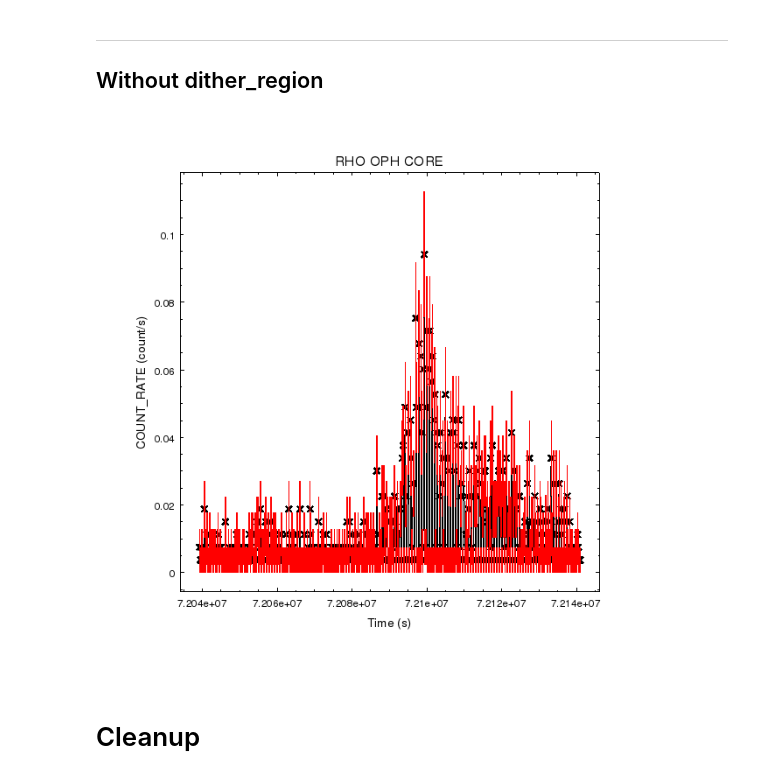
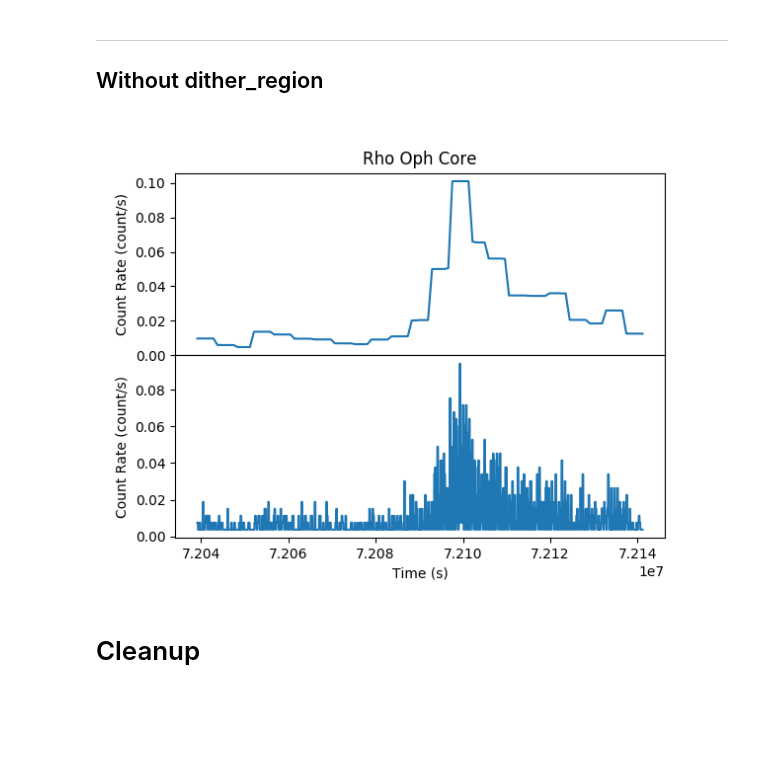
Before and after one commit to cxcsds/ciao-threads, a Jupyter notebook: variable.ipynb, the cells around one changed output. Drawn from its saved outputs; the diff is of its cells as text; code cells hidden in the pictures; blank space fills up the shorter version.

```diff
--- a/variable.ipynb
+++ b/variable.ipynb
@@ -156,18 +166,37 @@ pset glvary effile=
 pset glvary outfile=gl_prob_nodr.fits
 pset glvary lcfile=lc_prob_nodr.fits
 glvary mode=h clob+
-# %%
-cat << EOM > c3.py
-make_figure("lc_prob_nodr.fits[cols Time,COUNT_RATE,COUNT_RATE_ERR]")
-set_curve("err.color=red")
-print_window("chips_03.png","export.clobber=True")
-quit()
-EOM
-
-chips -b c3.py
-display < chips_03.png
-# %% [output]
-[figure, removed]
+# %%
+cat << EOM > c3.py
+from pycrates import read_file
+import matplotlib.pylab as plt
+
+plt.subplot(2,1,1)
+plt.subplots_adjust(hspace=0)
+
+tab = read_file("lc_prob.fits")
+xx = tab.get_column("Time").values
+yy = tab.get_column("COUNT_RATE").values
+
+plt.plot(xx,yy)
+plt.ylabel("Count Rate (count/s)")
+plt.title("Rho Oph Core")
+
+plt.subplot(2,1,2)
+tab = read_file("lc_prob_nodr.fits")
+xx = tab.get_column("Time").values
+yy = tab.get_column("COUNT_RATE").values
+plt.plot(xx,yy)
+plt.ylabel("Count Rate (count/s)")
+plt.xlabel("Time (s)")
+
+plt.savefig("chips_03.png")
+EOM
+
+python c3.py
+display < chips_03.png
+# %% [output]
+[figure, added]
 # %% [markdown]
 # Cleanup
 # %%
```
Also changed, not shown: parts of 7 cells of this notebook.
